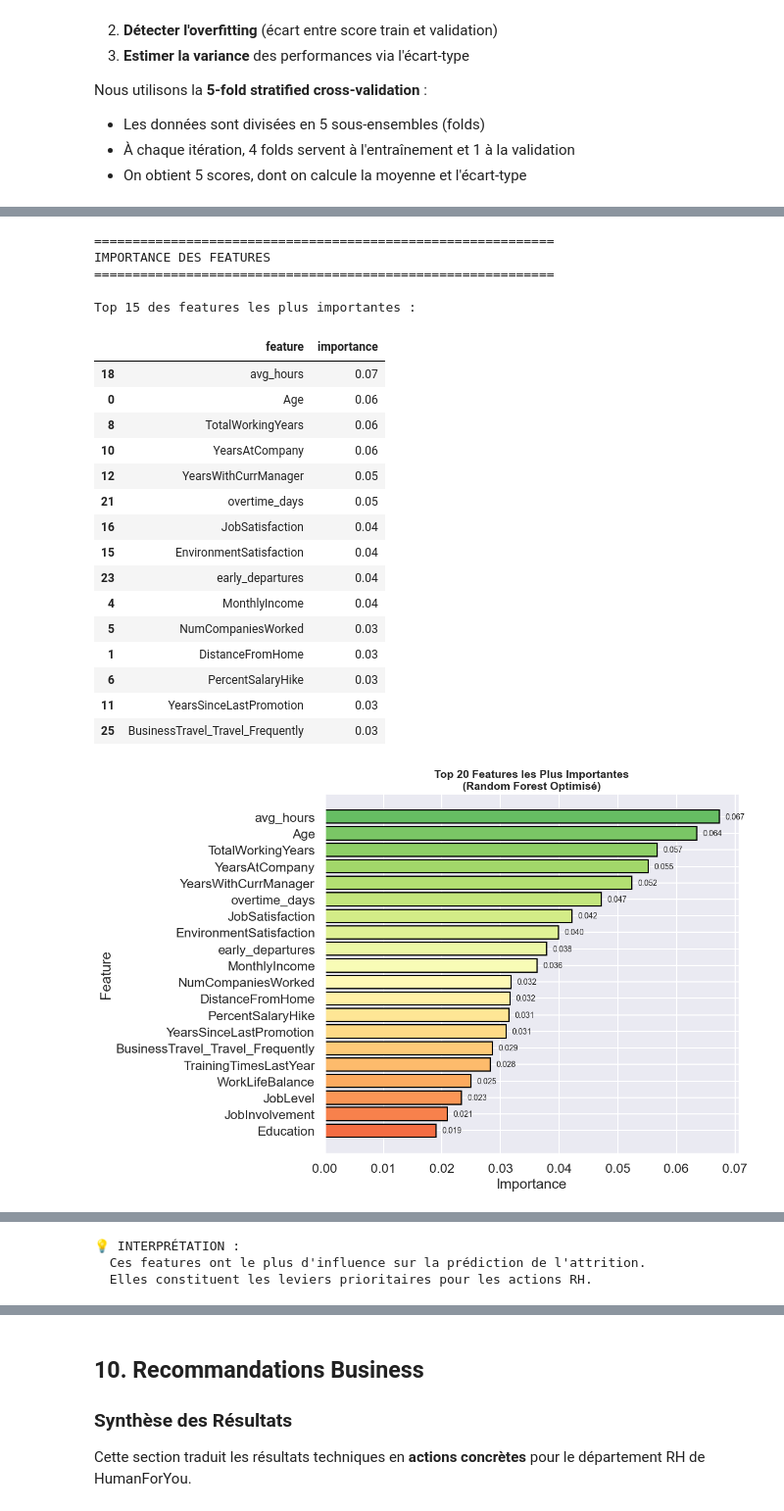
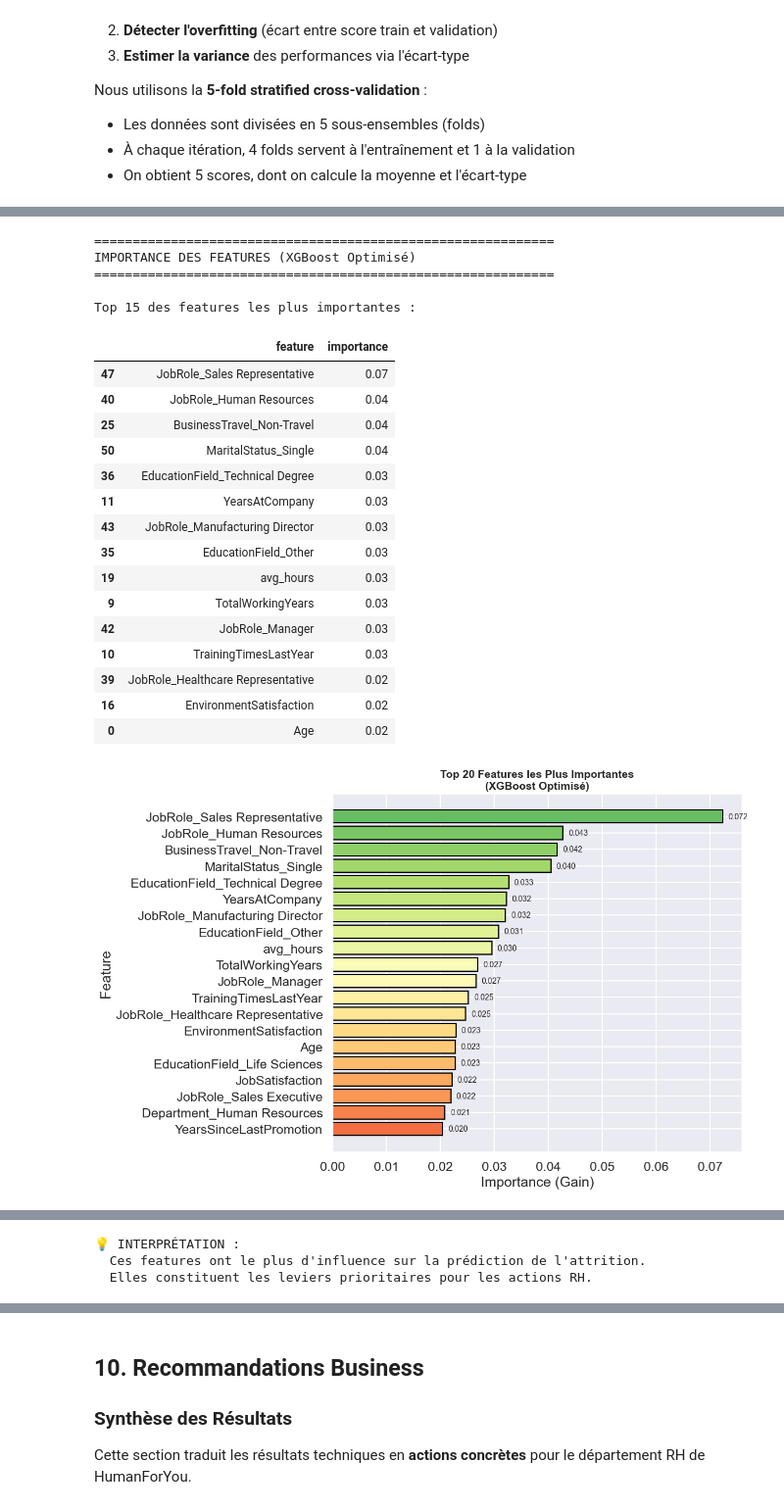
Before and after one commit to BenGuerre/cesia, a Jupyter notebook: main.ipynb, the cells around one changed output, grey strips where cells are left out. Shown at 98% size. Drawn from its saved outputs; the diff is of its cells as text; code cells hidden in the pictures.

```diff
--- a/main.ipynb
+++ b/main.ipynb
@@ -2297,15 +2590,15 @@ Meilleur score F1 (CV) : 0.992
 # =============================================================================
 
 print("=" * 60)
-print("ÉVALUATION DU MODÈLE OPTIMISÉ")
+print("ÉVALUATION DU MODÈLE XGBOOST OPTIMISÉ")
 print("=" * 60)
 
 # Meilleur modèle
-best_rf = grid_search.best_estimator_
+best_xgb = grid_search.best_estimator_
 
 # Prédictions sur le test set
-y_pred_optimized = best_rf.predict(X_test)
-y_proba_optimized = best_rf.predict_proba(X_test)[:, 1]
+y_pred_optimized = best_xgb.predict(X_test)
+y_proba_optimized = best_xgb.predict_proba(X_test)[:, 1]
 
 # Métriques
 print("\nPerformances sur le test set :")
@@ -2321,9 +2614,9 @@ print(classification_report(y_test, y_pred_optimized, target_names=['Reste', 'Pa
 
 # Comparaison avant/après optimisation
 print("\nComparaison avant/après optimisation :")
-print(f"  F1-Score AVANT : {results['Random Forest']['F1-Score']:.3f}")
-print(f"  F1-Score APRÈS : {f1_score(y_test, y_pred_optimized):.3f}")
-improvement = (f1_score(y_test, y_pred_optimized) - results['Random Forest']['F1-Score']) / results['Random Forest']['F1-Score'] * 100
-print(f"  Amélioration   : {improvement:+.1f}%")
+print(f"  F1-Score AVANT (XGBoost de base) : {results['XGBoost']['F1-Score']:.3f}")
+print(f"  F1-Score APRÈS (XGBoost optimisé): {f1_score(y_test, y_pred_optimized):.3f}")
+improvement = (f1_score(y_test, y_pred_optimized) - results['XGBoost']['F1-Score']) / results['XGBoost']['F1-Score'] * 100
+print(f"  Amélioration                     : {improvement:+.1f}%")
 # %% [output]
 ============================================================
@@ -2354,16 +2650,16 @@ Pour les modèles à base d'arbres (Random Forest, XGBoost), elle est calculée
 # %%
 # =============================================================================
-# FEATURE IMPORTANCE
+# FEATURE IMPORTANCE - XGBOOST
 # =============================================================================
 
 print("=" * 60)
-print("IMPORTANCE DES FEATURES")
+print("IMPORTANCE DES FEATURES (XGBoost Optimisé)")
 print("=" * 60)
 
 # Récupération des importances du modèle optimisé
 feature_importance = pd.DataFrame({
     'feature': X_train.columns,
-    'importance': best_rf.feature_importances_
+    'importance': best_xgb.feature_importances_
 }).sort_values('importance', ascending=False)
 
 # Affichage du top 15
@@ -2374,49 +2670,58 @@ display(feature_importance.head(15))
 plt.figure(figsize=(12, 8))
 
 # Top 20 features
 top_n = 20
 top_features = feature_importance.head(top_n)
 
 # Barplot horizontal
 colors = plt.cm.RdYlGn_r(np.linspace(0.2, 0.8, top_n))
 plt.barh(range(top_n), top_features['importance'], color=colors, edgecolor='black')
 plt.yticks(range(top_n), top_features['feature'])
 plt.gca().invert_yaxis()  # Plus important en haut
-plt.xlabel('Importance')
+plt.xlabel('Importance (Gain)')
 plt.ylabel('Feature')
-plt.title(f'Top {top_n} Features les Plus Importantes\n(Random Forest Optimisé)',
+plt.title(f'Top {top_n} Features les Plus Importantes\n(XGBoost Optimisé)',
           fontsize=14, fontweight='bold')
 
 # Ajouter les valeurs
 for i, v in enumerate(top_features['importance']):
     plt.text(v + 0.001, i, f'{v:.3f}', va='center', fontsize=10)
 
 plt.tight_layout()
 plt.show()
 
+# Visualisation alternative avec plot_importance de XGBoost
+from xgboost import plot_importance
+
+fig, ax = plt.subplots(figsize=(10, 8))
+plot_importance(best_xgb, ax=ax, max_num_features=20, importance_type='gain',
+                title='Feature Importance (XGBoost - Gain)', show_values=True)
+plt.tight_layout()
+plt.show()
+
 print("\n💡 INTERPRÉTATION :")
 print("  Ces features ont le plus d'influence sur la prédiction de l'attrition.")
 print("  Elles constituent les leviers prioritaires pour les actions RH.")
 # %% [output]
 ============================================================
-IMPORTANCE DES FEATURES
+IMPORTANCE DES FEATURES (XGBoost Optimisé)
 ============================================================
 
 Top 15 des features les plus importantes :
 |  | feature | importance |
-| 18 | avg_hours | 0.07 |
-| 0 | Age | 0.06 |
-| 8 | TotalWorkingYears | 0.06 |
-| 10 | YearsAtCompany | 0.06 |
-| 12 | YearsWithCurrManager | 0.05 |
-| 21 | overtime_days | 0.05 |
-| 16 | JobSatisfaction | 0.04 |
-| 15 | EnvironmentSatisfaction | 0.04 |
-| 23 | early_departures | 0.04 |
-| 4 | MonthlyIncome | 0.04 |
-| 5 | NumCompaniesWorked | 0.03 |
-| 1 | DistanceFromHome | 0.03 |
-| 6 | PercentSalaryHike | 0.03 |
-| 11 | YearsSinceLastPromotion | 0.03 |
-| 25 | BusinessTravel_Travel_Frequently | 0.03 |
+| 47 | JobRole_Sales Representative | 0.07 |
+| 40 | JobRole_Human Resources | 0.04 |
+| 25 | BusinessTravel_Non-Travel | 0.04 |
+| 50 | MaritalStatus_Single | 0.04 |
+| 36 | EducationField_Technical Degree | 0.03 |
+| 11 | YearsAtCompany | 0.03 |
+| 43 | JobRole_Manufacturing Director | 0.03 |
+| 35 | EducationField_Other | 0.03 |
+| 19 | avg_hours | 0.03 |
+| 9 | TotalWorkingYears | 0.03 |
+| 42 | JobRole_Manager | 0.03 |
+| 10 | TrainingTimesLastYear | 0.03 |
+| 39 | JobRole_Healthcare Representative | 0.02 |
+| 16 | EnvironmentSatisfaction | 0.02 |
+| 0 | Age | 0.02 |
-[figure, old version]
+[figure, new version]
```
Also changed, not shown: parts of 50 cells of this notebook.
